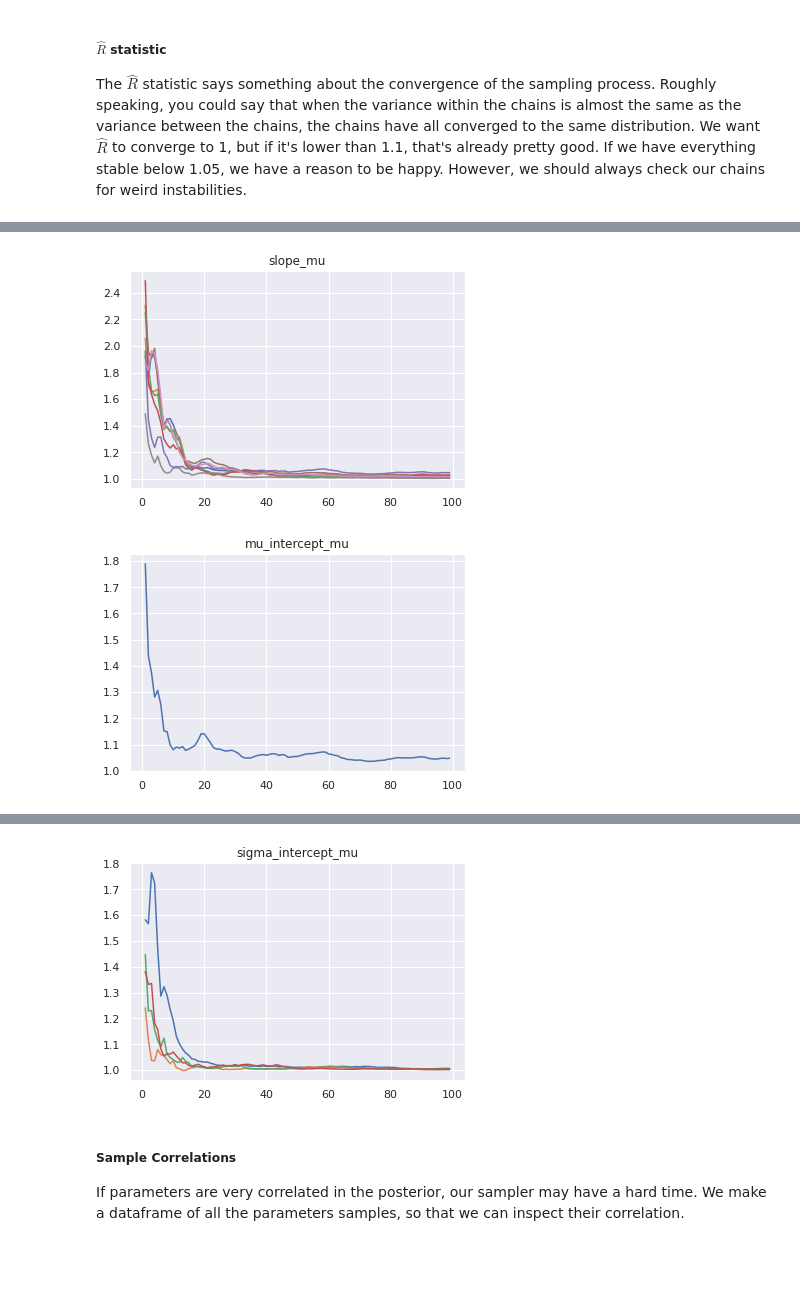
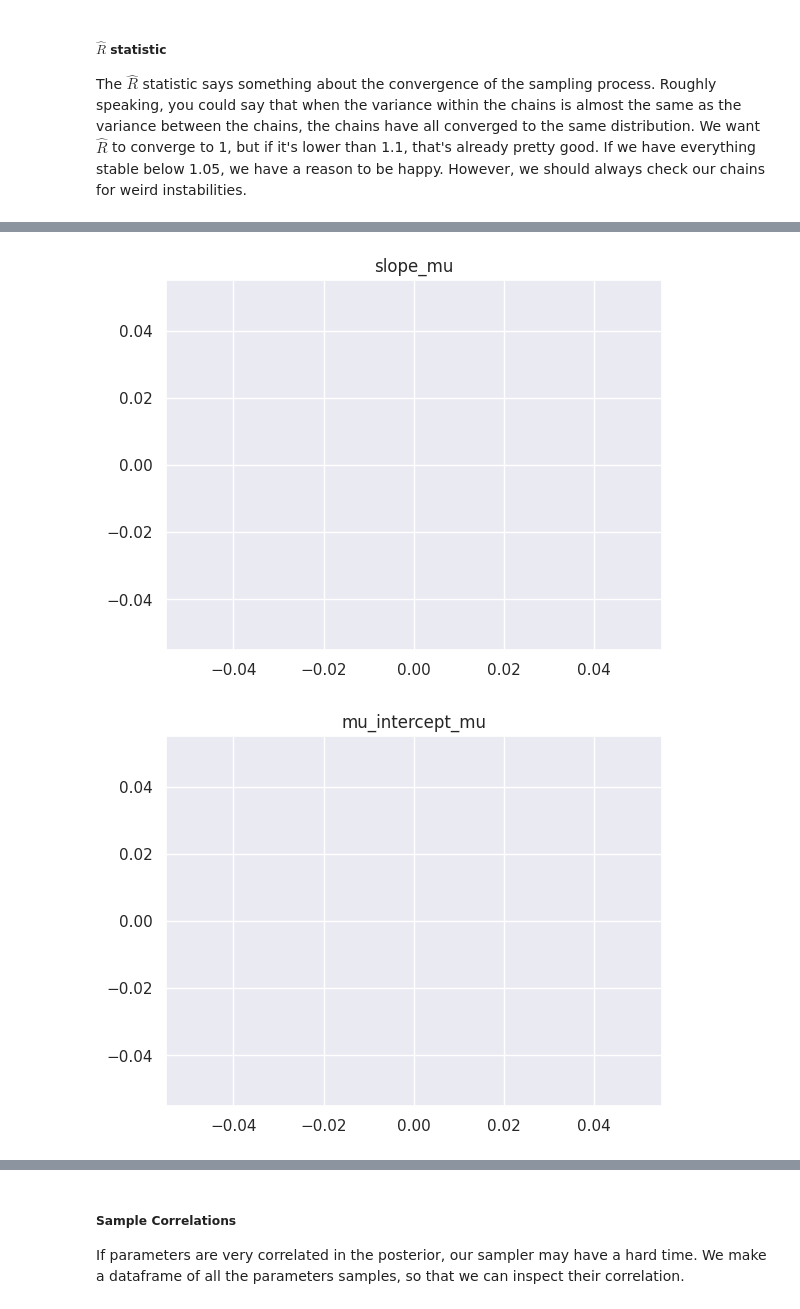
Before and after one commit to predictive-clinical-neuroscience/PCNtoolkit-demo, a Jupyter notebook: tutorials/HBR_SHASH/HBR_Tutorial.ipynb, the cells around one changed output, grey strips where cells are left out. Drawn from its saved outputs; the diff is of its cells as text; code cells hidden in the pictures; blank space fills up the shorter version.

```diff
--- a/tutorials/HBR_SHASH/HBR_Tutorial.ipynb
+++ b/tutorials/HBR_SHASH/HBR_Tutorial.ipynb
@@ -417,5 +426,5 @@ from pcntoolkit.util.hbr_utils import *
 # %%
-Rhat = Rhats(nm)
+Rhat = nm.hbr.Rhats()
 for r in Rhat.keys():
     plt.plot(Rhat[r])
     plt.title(r)
@@ -425,2 +433,2 @@ arviz - WARNING - Shape validation failed: input_shape: (4, 0), minimum_shape: (
-[figure, old version]
+[figure, new version]
-[figure, old version]
+[figure, new version]
@@ -433,4 +441,3 @@ arviz - WARNING - Shape validation failed: input_shape: (4, 0), minimum_shape: (
-[figure, removed]
 # %% [markdown]
 ##### Sample Correlations
 
```
Also changed, not shown: parts of 24 cells of this notebook, 1 other file.
